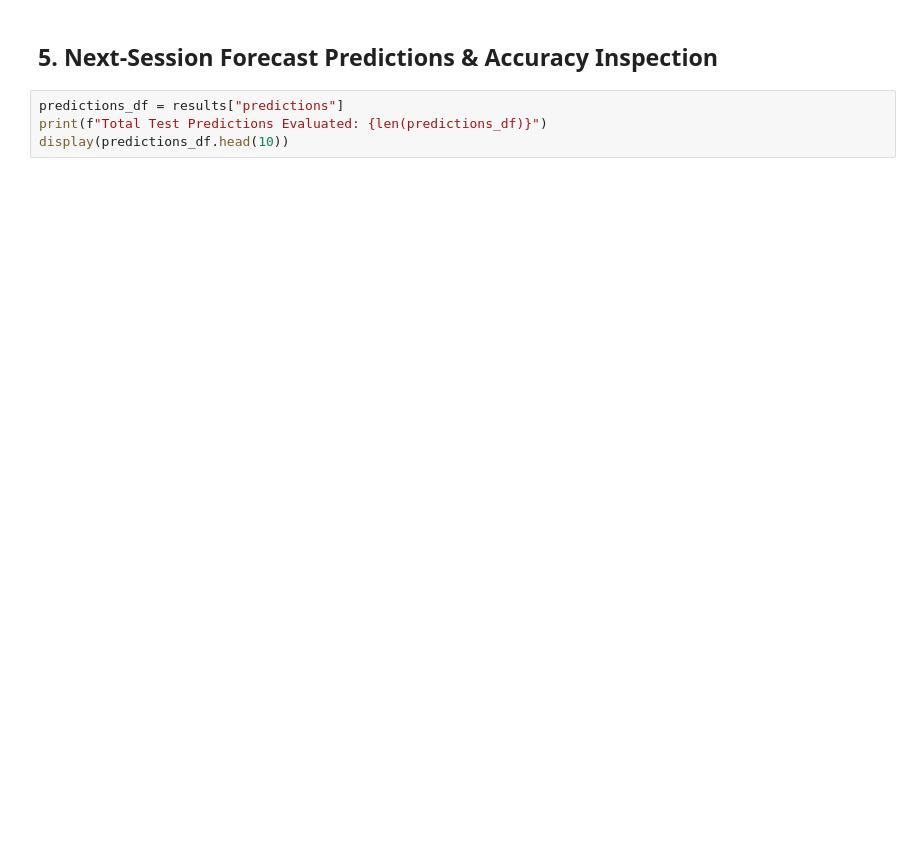
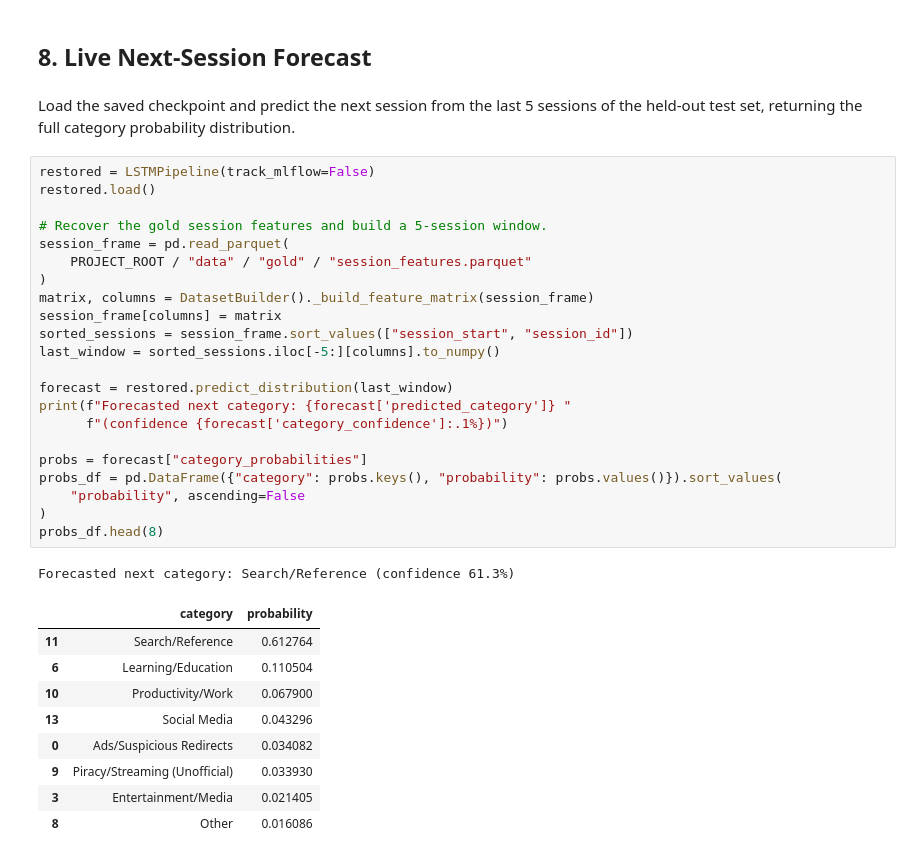
Before and after one commit to abishek-murugan/Intelligent-Browser-Behavior-Analytics-Platform, a Jupyter notebook: notebooks/03_lstm_next_session.ipynb, the cells around one changed output. Cells and saved outputs as stored; diff of their text form; blank space fills up the shorter version.

```diff
--- a/notebooks/03_lstm_next_session.ipynb
+++ b/notebooks/03_lstm_next_session.ipynb
@@ -56,6 +309,38 @@ if history:
 # %% [markdown]
-## 5. Next-Session Forecast Predictions & Accuracy Inspection
+## 8. Live Next-Session Forecast
-# %%
-predictions_df = results["predictions"]
-print(f"Total Test Predictions Evaluated: {len(predictions_df)}")
-display(predictions_df.head(10))
+# %% [markdown]
+Load the saved checkpoint and predict the next session from the last 5 sessions
+of the held-out test set, returning the full category probability distribution.
+# %%
+restored = LSTMPipeline(track_mlflow=False)
+restored.load()
+
+# Recover the gold session features and build a 5-session window.
+session_frame = pd.read_parquet(
+    PROJECT_ROOT / "data" / "gold" / "session_features.parquet"
+)
+matrix, columns = DatasetBuilder()._build_feature_matrix(session_frame)
+session_frame[columns] = matrix
+sorted_sessions = session_frame.sort_values(["session_start", "session_id"])
+last_window = sorted_sessions.iloc[-5:][columns].to_numpy()
+
+forecast = restored.predict_distribution(last_window)
+print(f"Forecasted next category: {forecast['predicted_category']} "
+      f"(confidence {forecast['category_confidence']:.1%})")
+
+probs = forecast["category_probabilities"]
+probs_df = pd.DataFrame({"category": probs.keys(), "probability": probs.values()}).sort_values(
+    "probability", ascending=False
+)
+probs_df.head(8)
+# %% [output]
+Forecasted next category: Search/Reference (confidence 61.3%)
+|  | category | probability |
+| 11 | Search/Reference | 0.612764 |
+| 6 | Learning/Education | 0.110504 |
+| 10 | Productivity/Work | 0.067900 |
+| 13 | Social Media | 0.043296 |
+| 0 | Ads/Suspicious Redirects | 0.034082 |
+| 9 | Piracy/Streaming (Unofficial) | 0.033930 |
+| 3 | Entertainment/Media | 0.021405 |
+| 8 | Other | 0.016086 |
```
Also changed, not shown: parts of 28 cells of this notebook, 1 other file.
